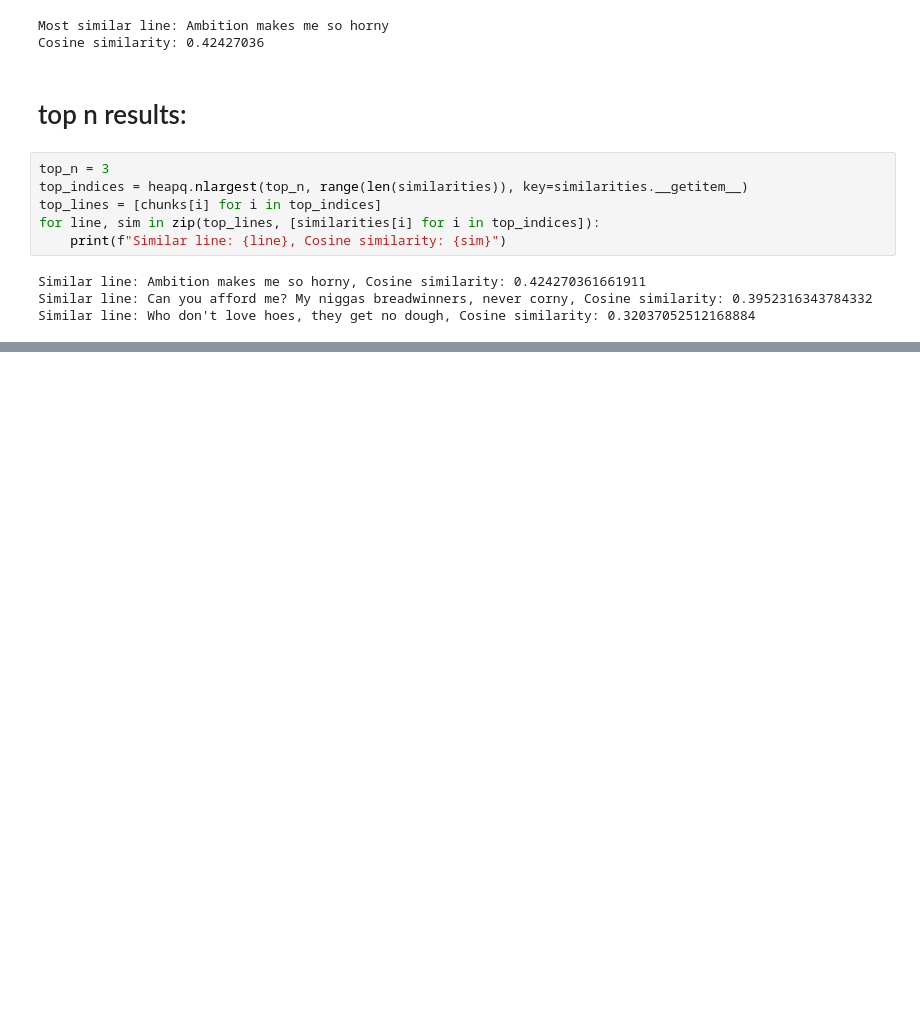
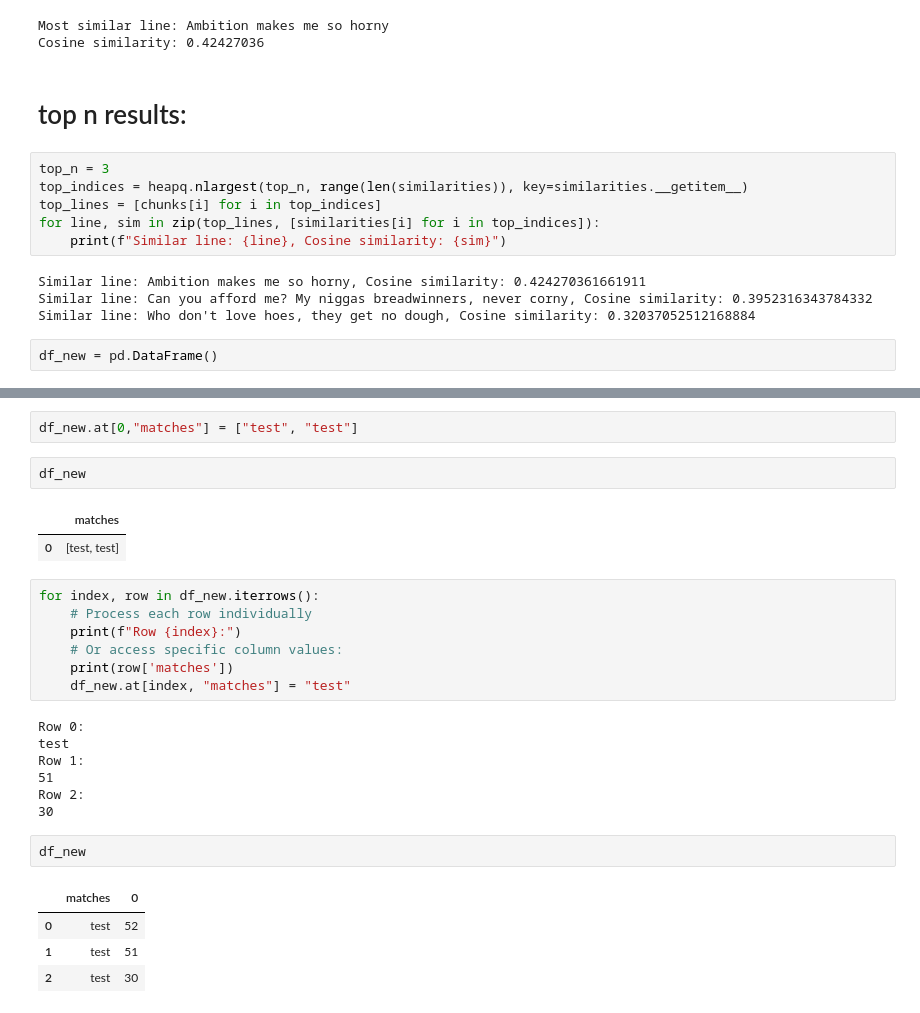
Before and after one commit to adse18/audiosity-project, a Jupyter notebook: lyrcis_processing.ipynb, the cells around one changed output, grey strips where cells are left out. Saved outputs shown, nothing was run; the diff lists cells and outputs as text; blank space fills up the shorter version.

```diff
--- a/lyrcis_processing.ipynb
+++ b/lyrcis_processing.ipynb
@@ -109,3 +110,5 @@ for line, sim in zip(top_lines, [similarities[i] for i in top_indices]):
 Similar line: Ambition makes me so horny, Cosine similarity: 0.424270361661911
 Similar line: Can you afford me? My niggas breadwinners, never corny, Cosine similarity: 0.3952316343784332
 Similar line: Who don't love hoes, they get no dough, Cosine similarity: 0.32037052512168884
+# %%
+df_new = pd.DataFrame()
@@ -111,0 +134,28 @@ Similar line: Who don't love hoes, they get no dough, Cosine similarity: 0.32037
+# %%
+df_new.at[0,"matches"] = ["test", "test"]
+# %%
+df_new
+# %% [output]
+|  | matches |
+| 0 | [test, test] |
+# %%
+for index, row in df_new.iterrows():
+    # Process each row individually
+    print(f"Row {index}:")
+    # Or access specific column values:
+    print(row['matches'])
+    df_new.at[index, "matches"] = "test"
+# %% [output]
+Row 0:
+test
+Row 1:
+51
+Row 2:
+30
+# %%
+df_new
+# %% [output]
+|  | matches | 0 |
+| 0 | test | 52 |
+| 1 | test | 51 |
+| 2 | test | 30 |
```
Also changed, not shown: parts of 2 cells of this notebook, 6 other files.
